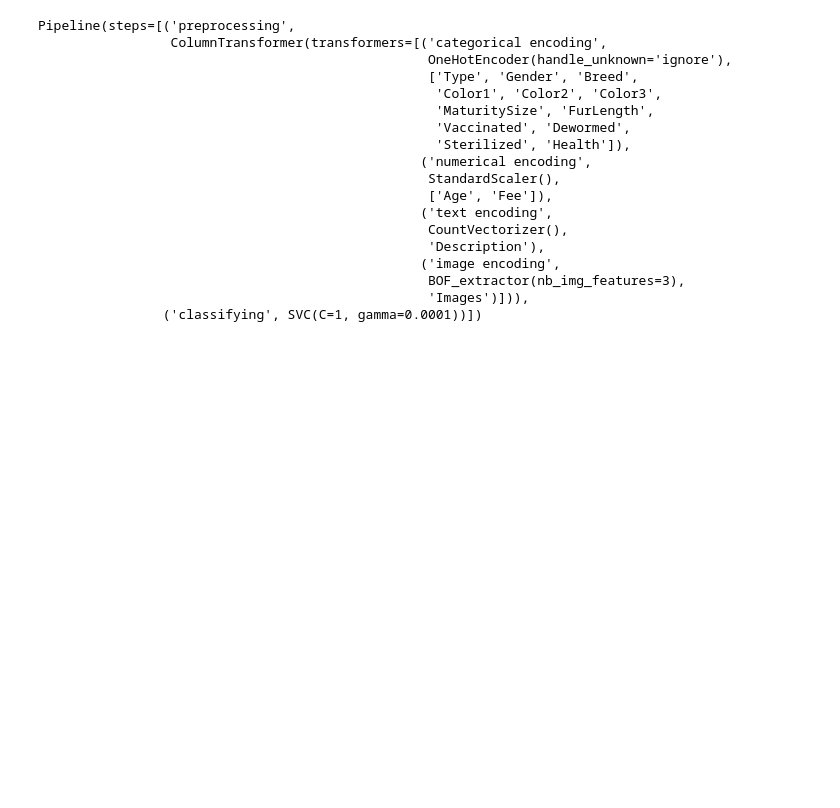
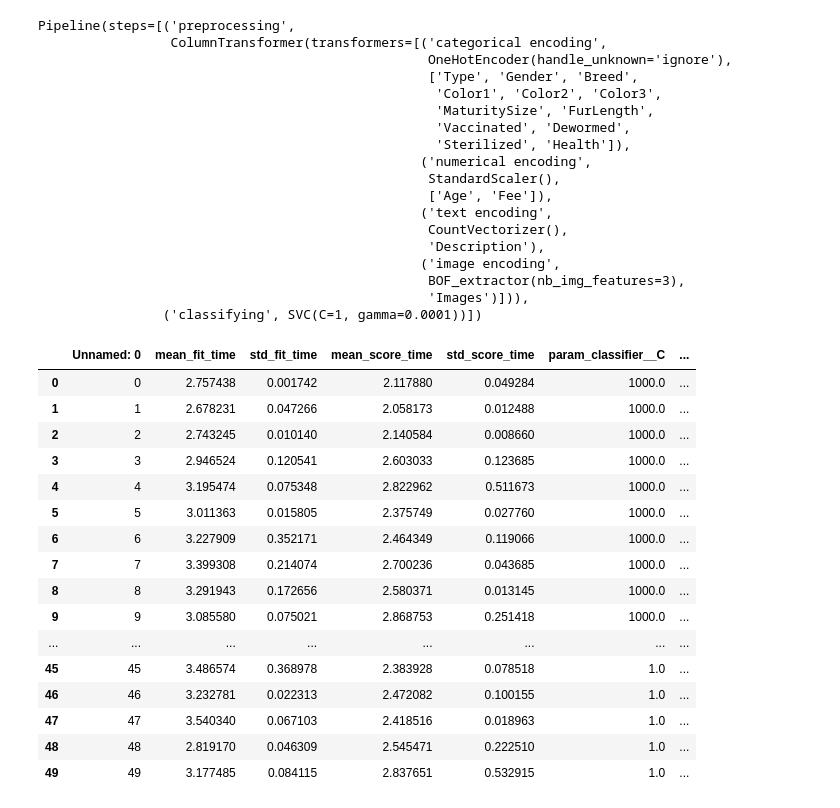
Before and after one commit to martineghiazaryan/dsai-uca, a Jupyter notebook: ML Algorithms/Pet Adoption Project/Pet_Adoption_ML_Project_Martiros_Yeghiazaryan.ipynb, the cells around one changed output. Drawn from its saved outputs; the diff is of its cells as text; code cells hidden in the pictures; blank space fills up the shorter version.

```diff
--- a/ML Algorithms/Pet Adoption Project/Pet_Adoption_ML_Project_Martiros_Yeghiazaryan.ipynb
+++ b/ML Algorithms/Pet Adoption Project/Pet_Adoption_ML_Project_Martiros_Yeghiazaryan.ipynb
@@ -523,3 +527,24 @@ y_pred = model.predict(X_test)
+# %%
+results_df = pd.read_csv('grid_search_results.csv')
+results_df
+# %% [output]
+|  | Unnamed: 0 | mean_fit_time | std_fit_time | mean_score_time | std_score_time | param_classifier__C | ... |
+| 0 | 0 | 2.757438 | 0.001742 | 2.117880 | 0.049284 | 1000.0 | ... |
+| 1 | 1 | 2.678231 | 0.047266 | 2.058173 | 0.012488 | 1000.0 | ... |
+| 2 | 2 | 2.743245 | 0.010140 | 2.140584 | 0.008660 | 1000.0 | ... |
+| 3 | 3 | 2.946524 | 0.120541 | 2.603033 | 0.123685 | 1000.0 | ... |
+| 4 | 4 | 3.195474 | 0.075348 | 2.822962 | 0.511673 | 1000.0 | ... |
+| 5 | 5 | 3.011363 | 0.015805 | 2.375749 | 0.027760 | 1000.0 | ... |
+| 6 | 6 | 3.227909 | 0.352171 | 2.464349 | 0.119066 | 1000.0 | ... |
+| 7 | 7 | 3.399308 | 0.214074 | 2.700236 | 0.043685 | 1000.0 | ... |
+| 8 | 8 | 3.291943 | 0.172656 | 2.580371 | 0.013145 | 1000.0 | ... |
+| 9 | 9 | 3.085580 | 0.075021 | 2.868753 | 0.251418 | 1000.0 | ... |
+| ... | ... | ... | ... | ... | ... | ... | ... |
+| 45 | 45 | 3.486574 | 0.368978 | 2.383928 | 0.078518 | 1.0 | ... |
+| 46 | 46 | 3.232781 | 0.022313 | 2.472082 | 0.100155 | 1.0 | ... |
+| 47 | 47 | 3.540340 | 0.067103 | 2.418516 | 0.018963 | 1.0 | ... |
+| 48 | 48 | 2.819170 | 0.046309 | 2.545471 | 0.222510 | 1.0 | ... |
+| 49 | 49 | 3.177485 | 0.084115 | 2.837651 | 0.532915 | 1.0 | ... |
 # %%
 # # Define the models
 # # models = {
```
Also changed, not shown: parts of 6 cells of this notebook, 1 other file.
